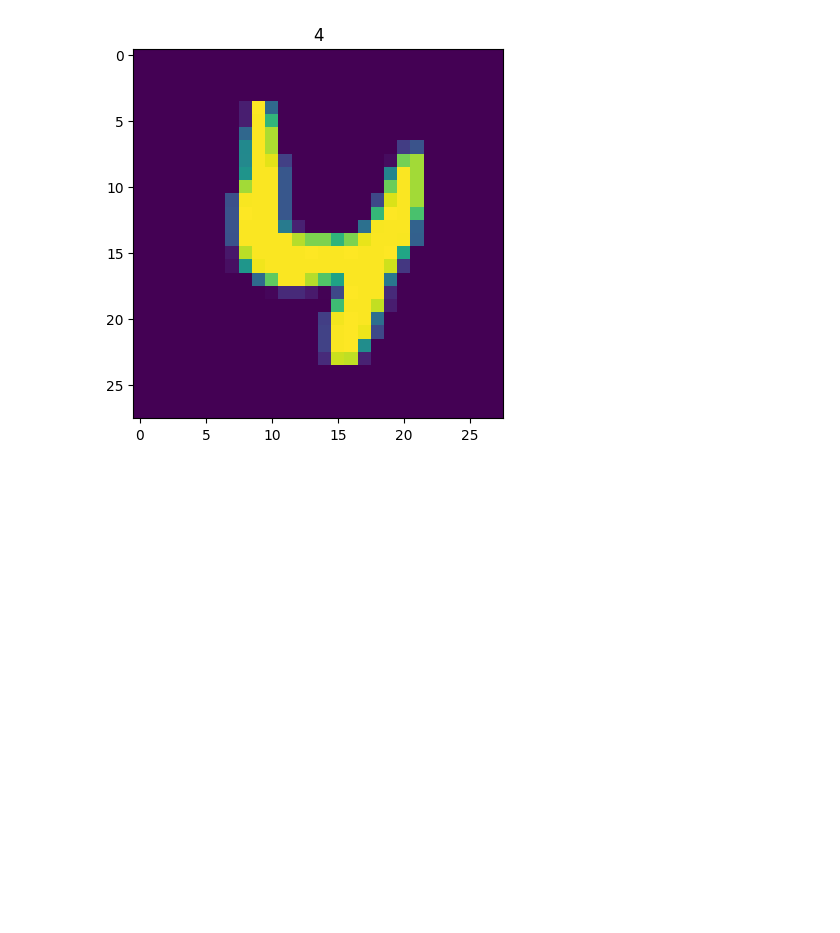
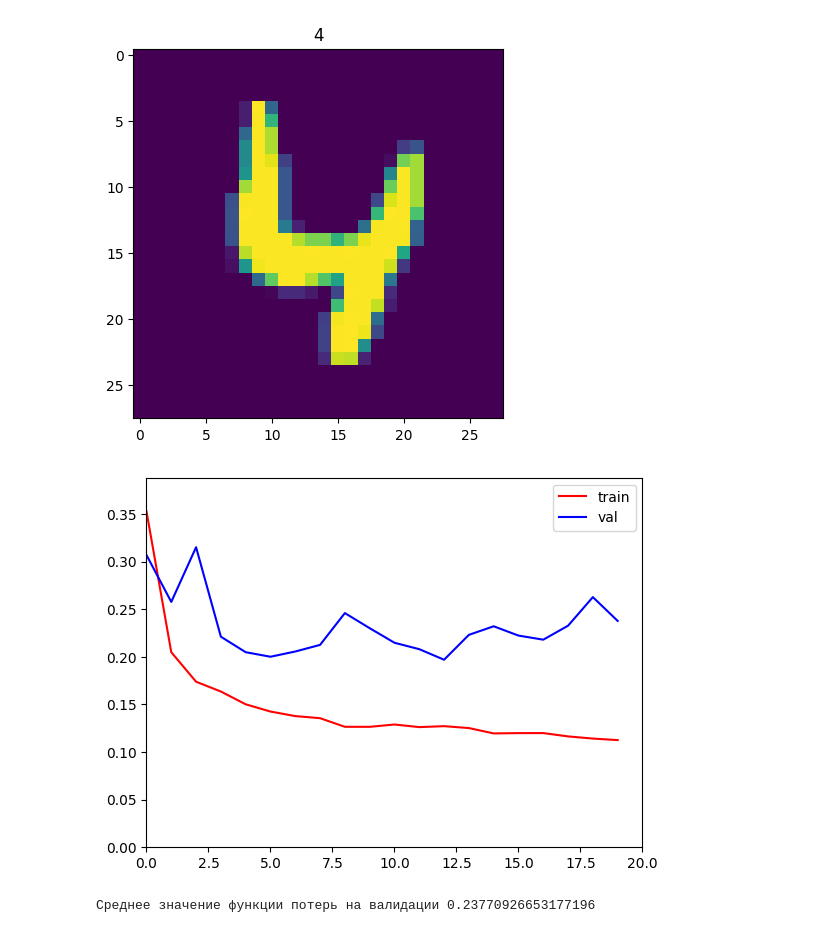
Before and after one commit to Toothless-1/ML, a Jupyter notebook: DL1.ipynb, the cells around one changed output. Saved outputs shown, nothing was run; the diff lists cells and outputs as text; code cells hidden in the pictures; blank space fills up the shorter version.

```diff
--- a/DL1.ipynb
+++ b/DL1.ipynb
@@ -80,0 +114,7 @@ for ind in range(batch_size):
+# %%
+def copy_data_to_device(data, device):
+    if torch.is_tensor(data):
+        return data.to(device)
+    elif isinstance(data, (list, tuple)):
+        return [copy_data_to_device(elem, device) for elem in data]
+    raise ValueError('Недопустимый тип данных {}'.format(type(data)))
@@ -80,0 +295,23 @@ for ind in range(batch_size):
+# %%
+model = fc()
+# %%
+best_loss, best_model = train_eval_loop(model=model,
+                train_dataset=trainset,
+                val_dataset=testset,
+                criterion=torch.nn.CrossEntropyLoss(),
+                lr=1e-3,
+                epoch_n=20,
+                batch_size=batch_size,
+                device=device,
+                early_stopping_patience=20,
+                l2_reg_alpha=0.1,
+                max_batches_per_epoch_train=10000,
+                max_batches_per_epoch_val=1000,
+                optimizer_ctor=torch.optim.Adam,
+                lr_scheduler_ctor=torch.optim.lr_scheduler.ReduceLROnPlateau,
+                shuffle_train=True,
+                dataloader_workers_n=2,
+                plot=True)
+# %% [output]
+[figure, added]
+Среднее значение функции потерь на валидации 0.23770926653177196
```
Also changed, not shown: parts of 5 cells of this notebook.
